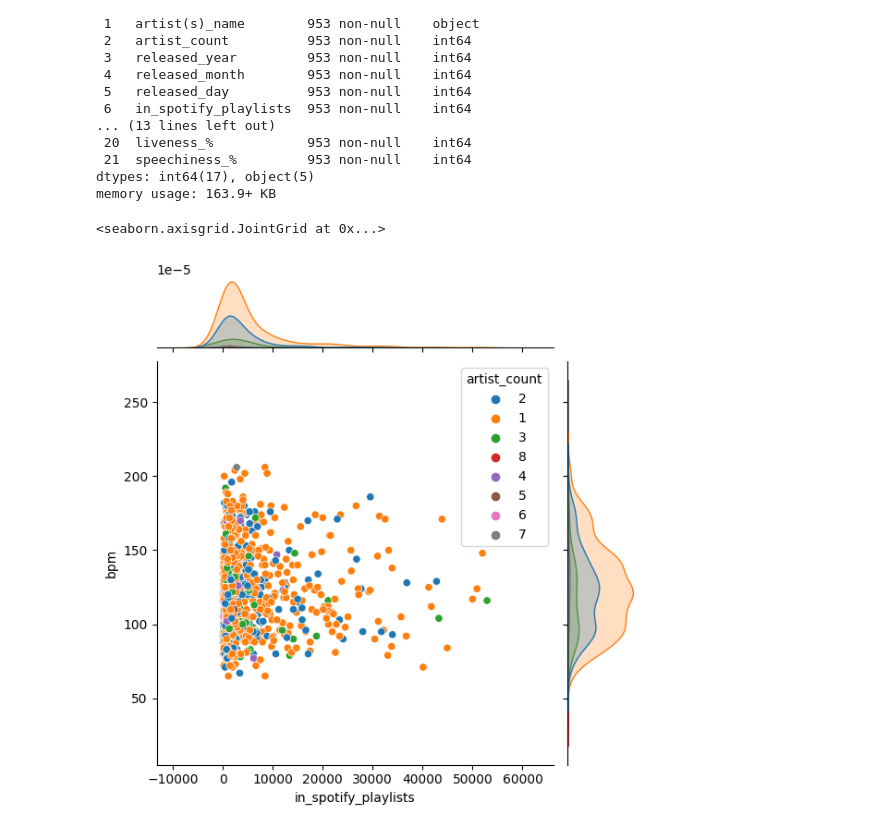
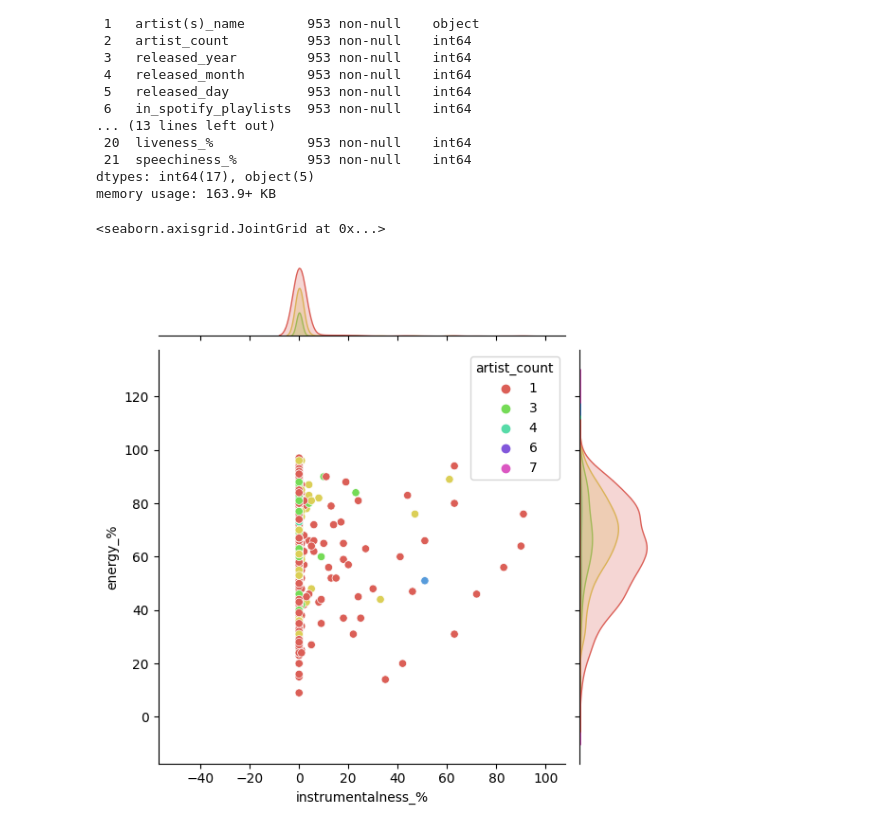
Before and after one commit to akshay-aneesh/akshay-aneesh, a Jupyter notebook: spotify-albums-eda.ipynb, the cells around one changed output. Drawn from its saved outputs; the diff is of its cells as text; code cells hidden in the pictures.

Commit message:
Kaggle Notebook | Spotify Albums EDA | Version 6

```diff
--- a/spotify-albums-eda.ipynb
+++ b/spotify-albums-eda.ipynb
@@ -188,3 +193,6 @@ Data columns (total 22 columns):
  21  speechiness_%         953 non-null    int64
 dtypes: int64(17), object(5)
 memory usage: 163.9+ KB
+# %%
+cleaned_df.replace([np.inf, -np.inf], np.nan, inplace=True)
+cleaned_df = cleaned_df.dropna(subset=['instrumentalness_%', 'energy_%', 'artist_count'])
@@ -191,6 +202,5 @@ memory usage: 163.9+ KB
 # %%
-cleaned_df["artist_count"] = cleaned_df["artist_count"].astype(str)
-sns.jointplot(x="in_spotify_playlists", y="bpm",hue="artist_count",data=cleaned_df)
+sns.jointplot(x="instrumentalness_%",y="energy_%",hue="artist_count", data=cleaned_df, palette="hls")
 # %% [output]
 <seaborn.axisgrid.JointGrid at 0x...>
-[figure, old version]
+[figure, new version]
```
Also changed, not shown: parts of 6 cells of this notebook.
